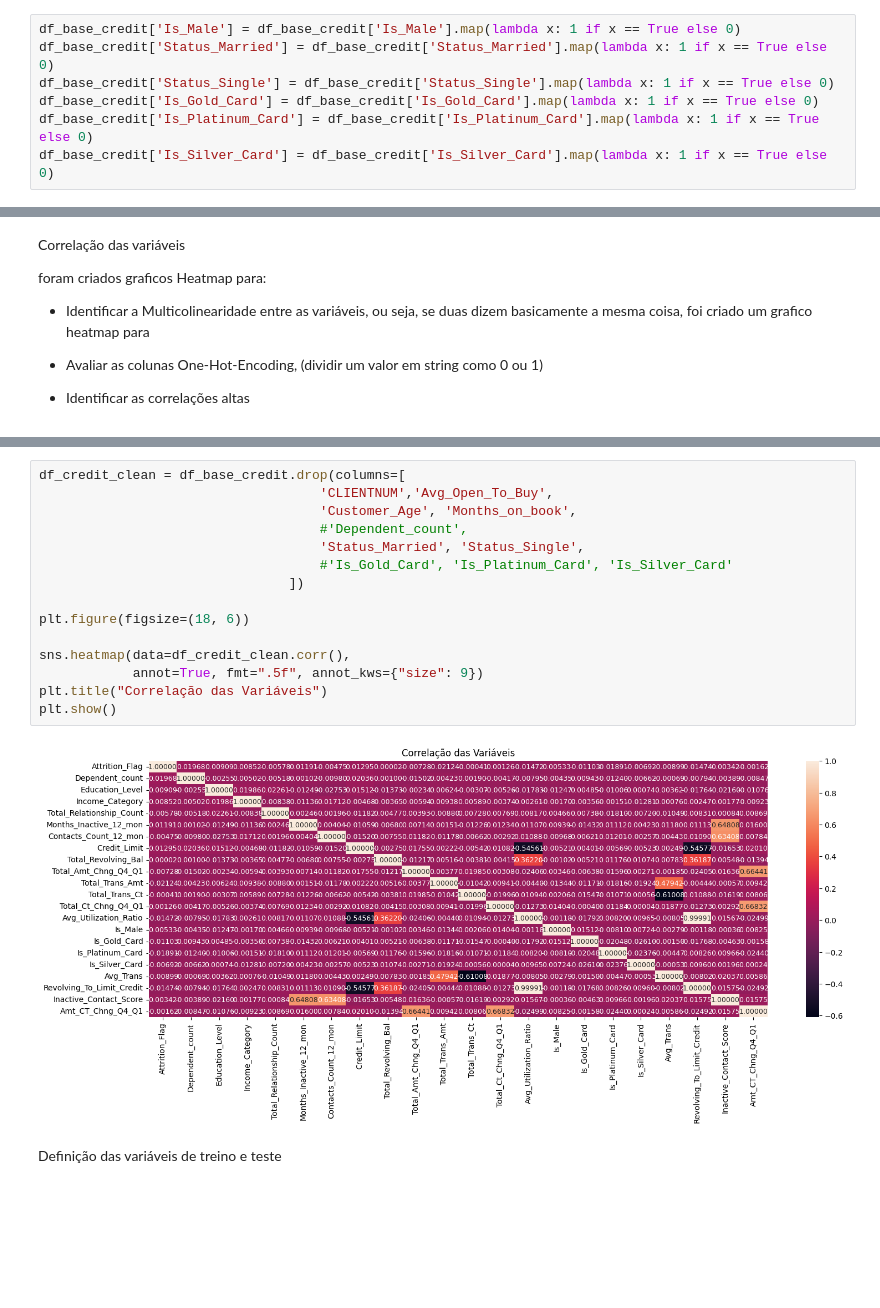
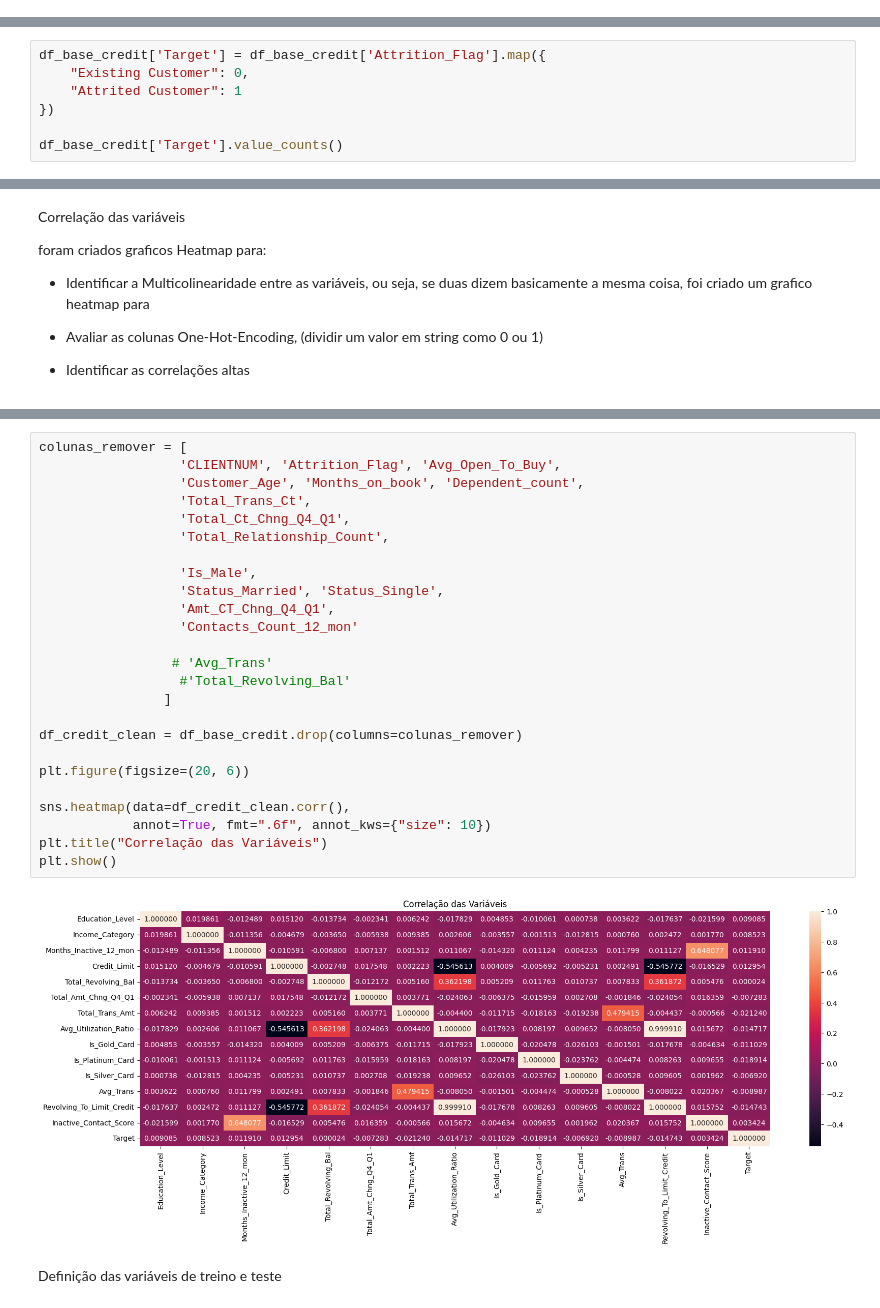
Before and after one commit to rpf991/Previsao_Churning_Clientes_Credito, a Jupyter notebook: notebooks/data_analysis.ipynb, the cells around one changed output, grey strips where cells are left out. Saved outputs shown, nothing was run; the diff lists cells and outputs as text; blank space fills up the shorter version.

```diff
--- a/notebooks/data_analysis.ipynb
+++ b/notebooks/data_analysis.ipynb
@@ -226,10 +214,3 @@ rename_map = { 'Gender_F': 'Is_Female', 'Gender_M': 'Is_Male',
           }
 
 df_base_credit = df_base_credit.rename(columns=rename_map)
-# %%
-df_base_credit['Is_Male'] = df_base_credit['Is_Male'].map(lambda x: 1 if x == True else 0)
-df_base_credit['Status_Married'] = df_base_credit['Status_Married'].map(lambda x: 1 if x == True else 0)
-df_base_credit['Status_Single'] = df_base_credit['Status_Single'].map(lambda x: 1 if x == True else 0)
-df_base_credit['Is_Gold_Card'] = df_base_credit['Is_Gold_Card'].map(lambda x: 1 if x == True else 0)
-df_base_credit['Is_Platinum_Card'] = df_base_credit['Is_Platinum_Card'].map(lambda x: 1 if x == True else 0)
-df_base_credit['Is_Silver_Card'] = df_base_credit['Is_Silver_Card'].map(lambda x: 1 if x == True else 0)
@@ -235,0 +219,7 @@ df_base_credit['Is_Silver_Card'] = df_base_credit['Is_Silver_Card'].map(lambda x
+# %%
+df_base_credit['Target'] = df_base_credit['Attrition_Flag'].map({
+    "Existing Customer": 0,
+    "Attrited Customer": 1
+})
+
+df_base_credit['Target'].value_counts()
@@ -324,20 +340,30 @@ além de indicar redundância entre as colunas 'Total_Trans_Ct' e 'Total_Trans_A
 # %%
-df_credit_clean = df_base_credit.drop(columns=[
-                                    'CLIENTNUM','Avg_Open_To_Buy',
-                                    'Customer_Age', 'Months_on_book',
-                                    #'Dependent_count',
-                                    'Status_Married', 'Status_Single',
-                                    #'Is_Gold_Card', 'Is_Platinum_Card', 'Is_Silver_Card'
-                                ])
+colunas_remover = [
+                  'CLIENTNUM', 'Attrition_Flag', 'Avg_Open_To_Buy',
+                  'Customer_Age', 'Months_on_book', 'Dependent_count',
+                  'Total_Trans_Ct',
+                  'Total_Ct_Chng_Q4_Q1',
+                  'Total_Relationship_Count',
 
-plt.figure(figsize=(18, 6))
+                  'Is_Male',
+                  'Status_Married', 'Status_Single',
+                  'Amt_CT_Chng_Q4_Q1',
+                  'Contacts_Count_12_mon'
+
+                 # 'Avg_Trans'
+                  #'Total_Revolving_Bal'
+                ]
+
+df_credit_clean = df_base_credit.drop(columns=colunas_remover)
+
+plt.figure(figsize=(20, 6))
 
 sns.heatmap(data=df_credit_clean.corr(),
-            annot=True, fmt=".5f", annot_kws={"size": 9})
+            annot=True, fmt=".6f", annot_kws={"size": 10})
 plt.title("Correlação das Variáveis")
 plt.show()
 # %% [output]
-[figure, old version]
+[figure, new version]
 # %% [markdown]
 Definição das variáveis de treino e teste
 # %%
```
Also changed, not shown: parts of 37 cells of this notebook, 1 other file.
